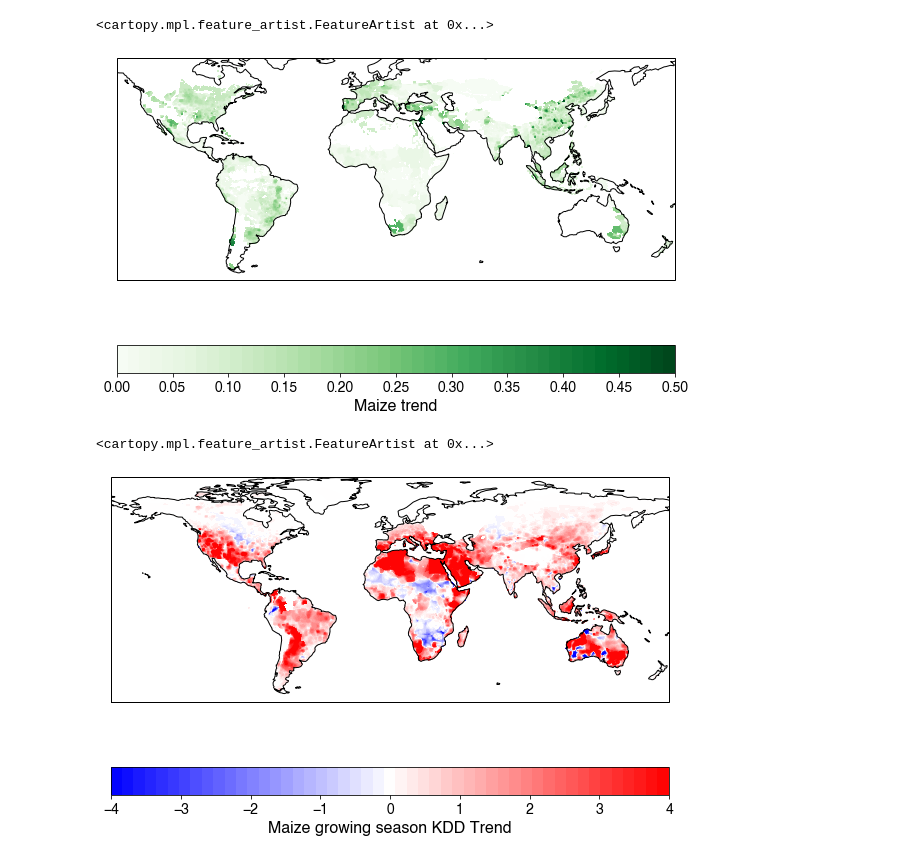
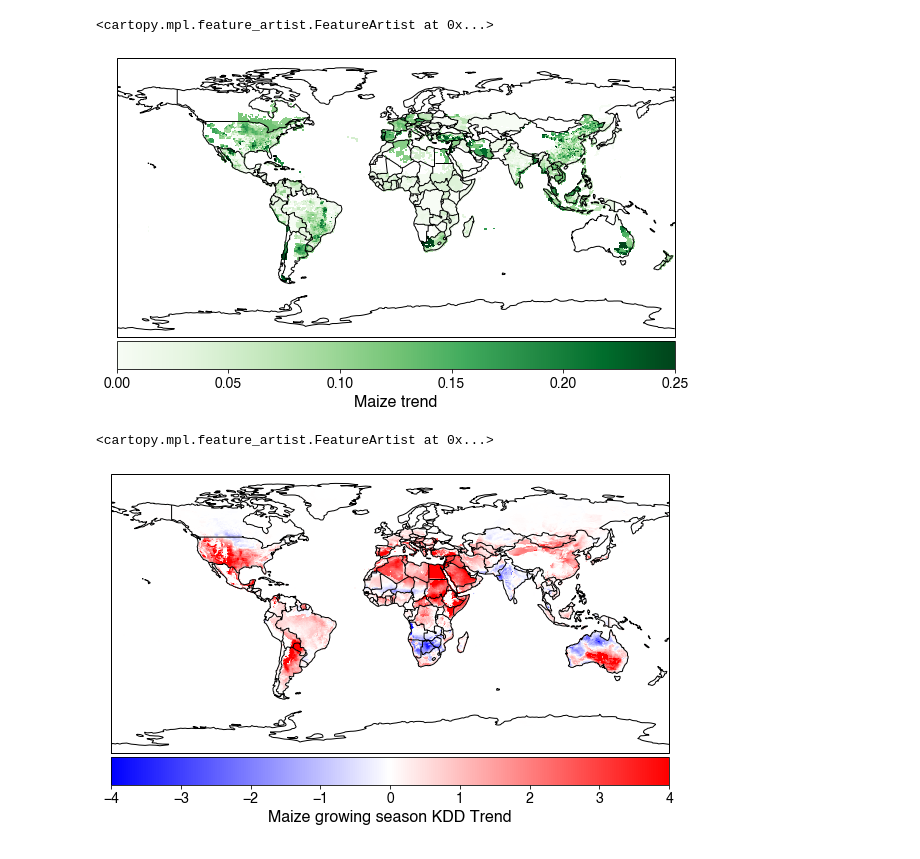
Before and after one commit to ecoffel/grad-research, a Jupyter notebook: 2020-ag-land-climate/ag_global_analysis.ipynb, the cells around one changed output. Saved outputs shown, nothing was run; the diff lists cells and outputs as text; code cells hidden in the pictures.

```diff
--- a/2020-ag-land-climate/ag_global_analysis.ipynb
+++ b/2020-ag-land-climate/ag_global_analysis.ipynb
@@ -33,6 +37,6 @@ run ../util/setupConsole
 # %%
 crop = 'Maize'
-wxData = 'cpc'
+wxData = 'era5'
 
 yieldDataOld = False
 
@@ -81,9 +85,22 @@ def findConsec(data):
 # load gdd/kdd from cpc temperature data
 with gzip.open('%s/kdd-%s-%s-%d-%d.dat'%(dataDirDiscovery, wxData, crop, tempYearRange[0], tempYearRange[1]), 'rb') as f:
     kdd = pickle.load(f)
+    if wxData == 'cpc': kdd = kdd[:,:,1:]
 
 with gzip.open('%s/gdd-%s-%s-%d-%d.dat'%(dataDirDiscovery, wxData, crop, tempYearRange[0], tempYearRange[1]), 'rb') as f:
     gdd = pickle.load(f)
+    if wxData == 'cpc': gdd = gdd[:,:,1:]
+
+tx95 = np.full(gdd.shape, np.nan)
+txMean = np.full(gdd.shape, np.nan)
+for y, year in enumerate(range(tempYearRange[0], tempYearRange[1]+1)):
+    with gzip.open('%s/tx95-%s-%s-%d.dat'%(dataDirDiscovery, wxData, crop, year), 'rb') as f:
+        curTx95 = pickle.load(f)
+        tx95[:, :, y] = curTx95
+
+    with gzip.open('%s/txMean-%s-%s-%d.dat'%(dataDirDiscovery, wxData, crop, year), 'rb') as f:
+        curTxMean = pickle.load(f)
+        txMean[:, :, y] = curTxMean
 
 with gzip.open('%s/gdd-kdd-lat-%s.dat'%(dataDirDiscovery, wxData), 'rb') as f:
     tempLat = pickle.load(f)
@@ -144,13 +157,13 @@ gdd = gdd[:, :, 0:maizeYield.Data.shape[2]]
 with gzip.open('%s/seasonal-precip-maize-gpcp.dat'%dataDirDiscovery, 'rb') as f:
     seasonalPrecip = pickle.load(f)
 # %%
-maizeTrends = np.full([len(latDeepak), len(lonDeepak)], np.nan)
+# maizeTrends = np.full([len(latDeepak), len(lonDeepak)], np.nan)
 
-for xlat in range(len(latDeepak)):
-    for ylon in range(len(lonDeepak)):
-        y = np.squeeze(maizeYield.Data.values[xlat, ylon, :])
+# for xlat in range(len(latDeepak)):
+#     for ylon in range(len(lonDeepak)):
+#         y = np.squeeze(maizeYield.Data.values[xlat, ylon, :])
 
-        if len(np.where(np.isnan(y))[0]) == 0:
-            X = sm.add_constant(range(len(y)))
-            mdl = sm.OLS(y, X).fit()
-            maizeTrends[xlat, ylon] = mdl.params[1]
+#         if len(np.where(np.isnan(y))[0]) == 0:
+#             X = sm.add_constant(range(len(y)))
+#             mdl = sm.OLS(y, X).fit()
+#             maizeTrends[xlat, ylon] = mdl.params[1]
@@ -193,24 +197,28 @@ else:
 # %%
-cRange=[0, .5]
+cRange=[0, .25]
 f = plt.figure(figsize=(10,8))
 ax = plt.axes(projection=ccrs.PlateCarree())
-c = plt.contourf(lonDeepak, latDeepak, np.clip(maizeTrends, cRange[0], cRange[1]), cmap='Greens', vmin=cRange[0], vmax=cRange[1], levels=np.linspace(cRange[0], cRange[1], 50))
-cbar = plt.colorbar(c, orientation='horizontal')
+# c = plt.contourf(lonDeepak, latDeepak, np.clip(maizeTrends, cRange[0], cRange[1]), cmap='Greens', vmin=cRange[0], vmax=cRange[1], levels=np.linspace(cRange[0], cRange[1], 50))
+c = plt.pcolormesh(lonDeepak, latDeepak, np.clip(maizeTrends, cRange[0], cRange[1]), cmap='Greens', vmin=cRange[0], vmax=cRange[1])
+ax.add_feature(cfeature.BORDERS)
+cbar = plt.colorbar(c, orientation='horizontal', pad=0.01)
 cbar.set_ticks(np.arange(cRange[0], cRange[1]+.1, .05))
 cbar.set_label('Maize trend')
 ax.coastlines()
 # %% [output]
 <cartopy.mpl.feature_artist.FeatureArtist at 0x...>
-[figure, old version]
+[figure, new version]
 # %%
 cRange=[-4, 4]
 f = plt.figure(figsize=(10,8))
 ax = plt.axes(projection=ccrs.PlateCarree())
-c = plt.contourf(tempLon, tempLat, np.clip(kddTrends, cRange[0], cRange[1]), cmap='bwr', vmin=cRange[0], vmax=cRange[1], levels=np.linspace(cRange[0], cRange[1], 50))
-cbar = plt.colorbar(c, orientation='horizontal')
+# c = plt.contourf(tempLon, tempLat, np.clip(kddTrends, cRange[0], cRange[1]), cmap='bwr', vmin=cRange[0], vmax=cRange[1], levels=np.linspace(cRange[0], cRange[1], 50))
+c = plt.pcolormesh(tempLon, tempLat, np.clip(kddTrends, cRange[0], cRange[1]), cmap='bwr', vmin=cRange[0], vmax=cRange[1])
+ax.add_feature(cfeature.BORDERS)
+cbar = plt.colorbar(c, orientation='horizontal', pad=0.01)
 cbar.set_ticks(np.arange(cRange[0], cRange[1]+.1, 1))
 cbar.set_label('%s growing season KDD Trend'%crop)
 ax.coastlines()
 # %% [output]
 <cartopy.mpl.feature_artist.FeatureArtist at 0x...>
-[figure, old version]
+[figure, new version]
```
Also changed, not shown: parts of 24 cells of this notebook, 8 other files.
